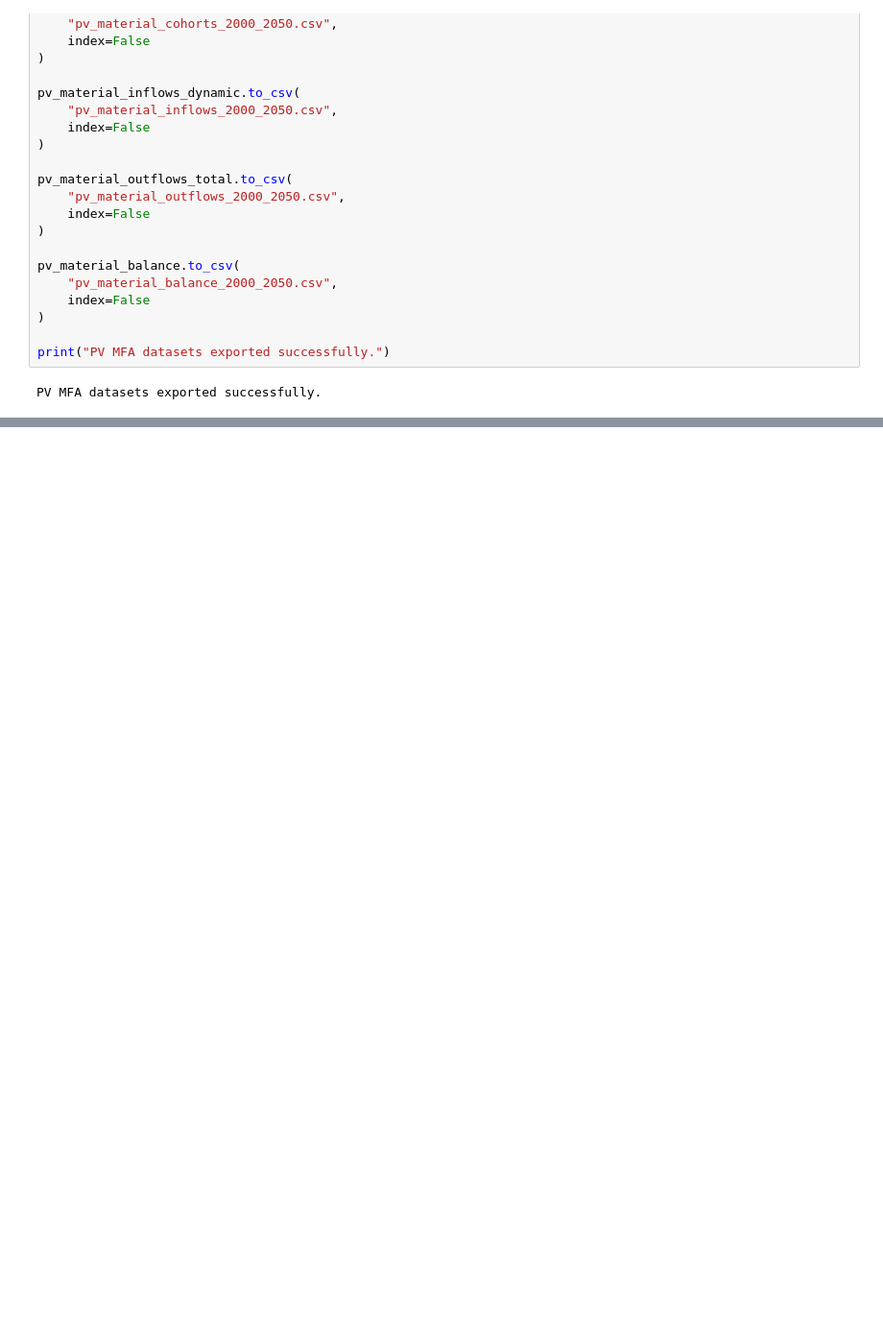
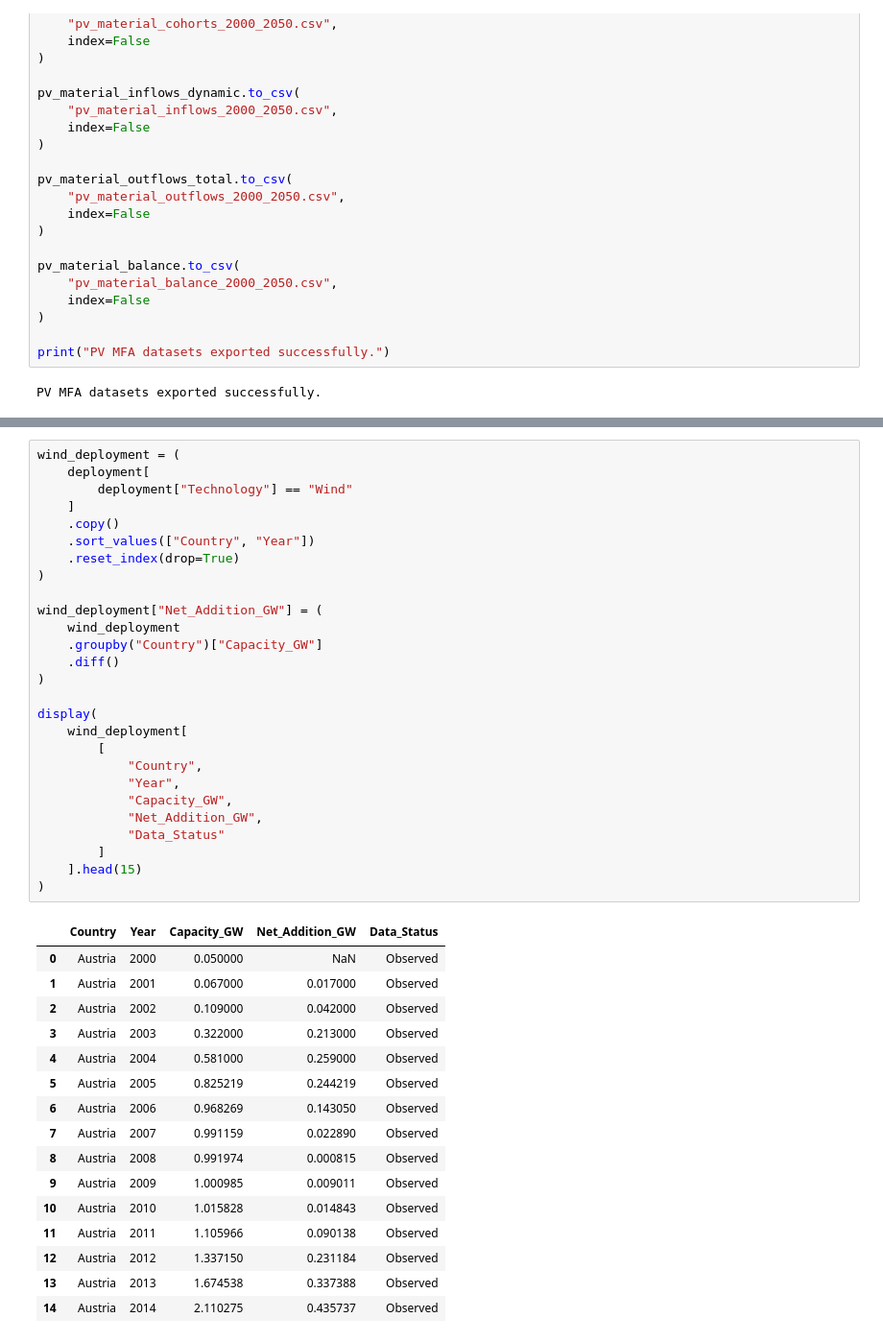
Before and after one commit to Trickwillfrit/MFA, a Jupyter notebook: notebooks/ENV501_Austria_Croatia_MFA.ipynb, the cells around one changed output, grey strips where cells are left out. Shown at 96% size. Drawn from its saved outputs; the diff is of its cells as text; blank space fills up the shorter version.

```diff
--- a/notebooks/ENV501_Austria_Croatia_MFA.ipynb
+++ b/notebooks/ENV501_Austria_Croatia_MFA.ipynb
@@ -4148,0 +4433,44 @@ PV MFA datasets exported successfully.
+# %%
+wind_deployment = (
+    deployment[
+        deployment["Technology"] == "Wind"
+    ]
+    .copy()
+    .sort_values(["Country", "Year"])
+    .reset_index(drop=True)
+)
+
+wind_deployment["Net_Addition_GW"] = (
+    wind_deployment
+    .groupby("Country")["Capacity_GW"]
+    .diff()
+)
+
+display(
+    wind_deployment[
+        [
+            "Country",
+            "Year",
+            "Capacity_GW",
+            "Net_Addition_GW",
+            "Data_Status"
+        ]
+    ].head(15)
+)
+# %% [output]
+|  | Country | Year | Capacity_GW | Net_Addition_GW | Data_Status |
+| 0 | Austria | 2000 | 0.050000 | NaN | Observed |
+| 1 | Austria | 2001 | 0.067000 | 0.017000 | Observed |
+| 2 | Austria | 2002 | 0.109000 | 0.042000 | Observed |
+| 3 | Austria | 2003 | 0.322000 | 0.213000 | Observed |
+| 4 | Austria | 2004 | 0.581000 | 0.259000 | Observed |
+| 5 | Austria | 2005 | 0.825219 | 0.244219 | Observed |
+| 6 | Austria | 2006 | 0.968269 | 0.143050 | Observed |
+| 7 | Austria | 2007 | 0.991159 | 0.022890 | Observed |
+| 8 | Austria | 2008 | 0.991974 | 0.000815 | Observed |
+| 9 | Austria | 2009 | 1.000985 | 0.009011 | Observed |
+| 10 | Austria | 2010 | 1.015828 | 0.014843 | Observed |
+| 11 | Austria | 2011 | 1.105966 | 0.090138 | Observed |
+| 12 | Austria | 2012 | 1.337150 | 0.231184 | Observed |
+| 13 | Austria | 2013 | 1.674538 | 0.337388 | Observed |
+| 14 | Austria | 2014 | 2.110275 | 0.435737 | Observed |
```
Also changed, not shown: parts of 18 cells of this notebook.
